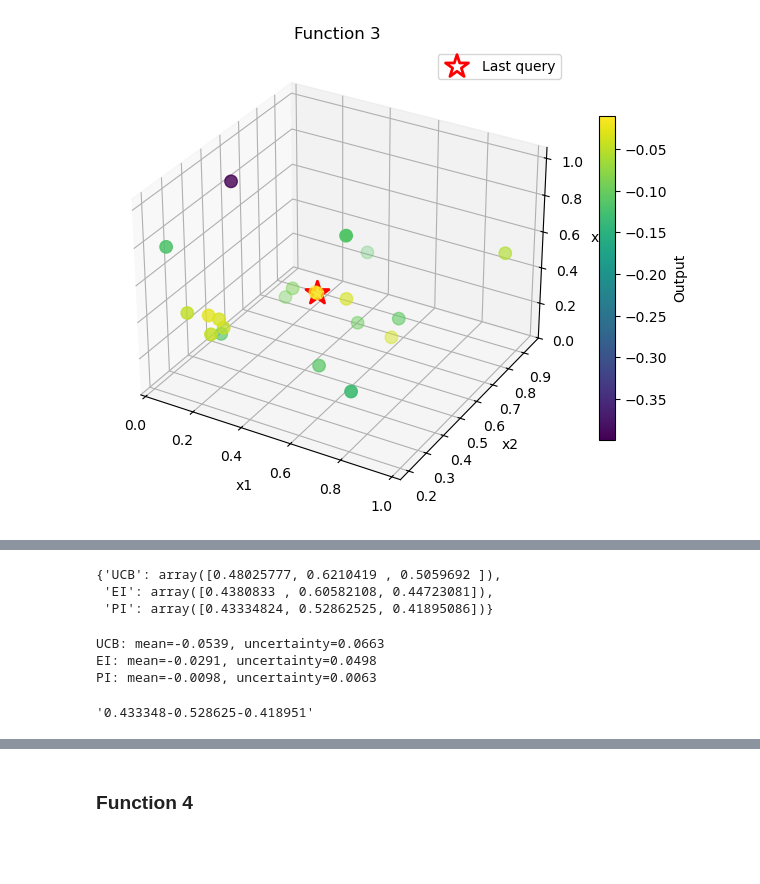
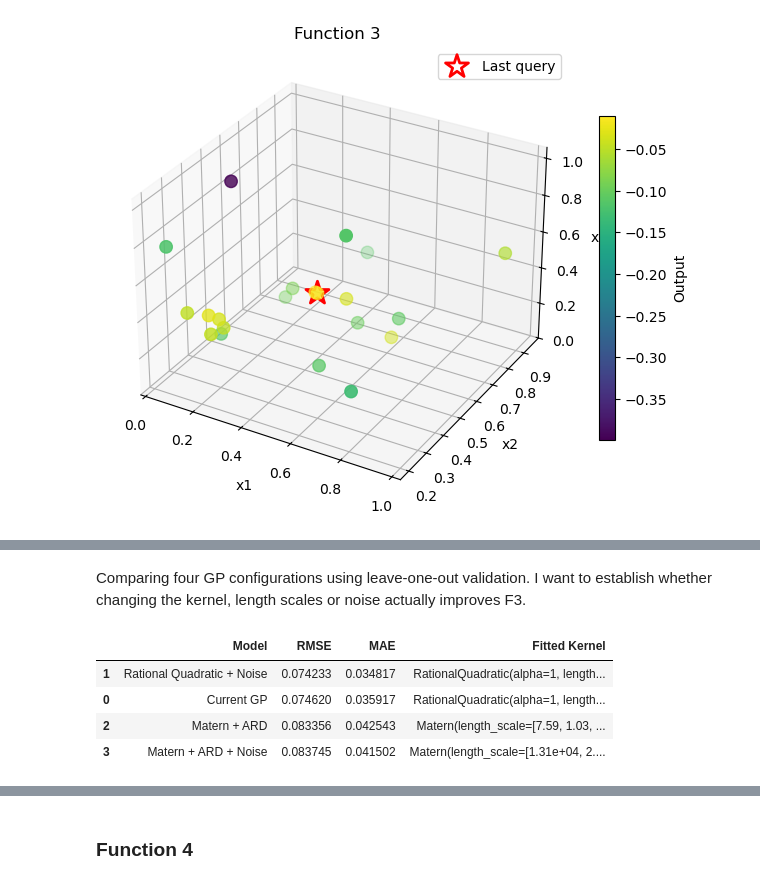
Before and after one commit to mkamar17/bbocapstone, a Jupyter notebook: project/stage-two/round_7/round_7_analysis.ipynb, the cells around one changed output, grey strips where cells are left out. Cells and saved outputs as stored; diff of their text form; code cells hidden in the pictures; blank space fills up the shorter version.

```diff
--- a/project/stage-two/round_7/round_7_analysis.ipynb
+++ b/project/stage-two/round_7/round_7_analysis.ipynb
@@ -171,30 +149,2 @@ gp_f3 = fit_gp(3, functions, kernel_f3)
-# %%
-np.random.seed(42)
-
-X_candidates = np.random.uniform(
-    0, 1,
-    size=(100000, 3)
-)
-
-suggestions_f3 = acquisitions(
-    gp_f3,
-    X_candidates,
-    best_y=functions[3]["y"].max()
-)
-
-suggestions_f3
-# %% [output]
-{'UCB': array([0.48025777, 0.6210419 , 0.5059692 ]),
- 'EI': array([0.4380833 , 0.60582108, 0.44723081]),
- 'PI': array([0.43334824, 0.52862525, 0.41895086])}
-# %%
-check_uncertainty(gp_f3, suggestions_f3)
-# %% [output]
-UCB: mean=-0.0539, uncertainty=0.0663
-EI: mean=-0.0291, uncertainty=0.0498
-PI: mean=-0.0098, uncertainty=0.0063
-# %%
-query_f3 = suggestions_f3["PI"]
-format_query(query_f3)
-# %% [output]
-'0.433348-0.528625-0.418951'
+# %% [markdown]
+Comparing four GP configurations using leave-one-out validation. I want to establish whether changing the kernel, length scales or noise actually improves F3.
@@ -200,0 +192,31 @@ format_query(query_f3)
+# %%
+results = []
+
+for name, model in models.items():
+
+    predictions = cross_val_predict(
+        model, X, y,
+        cv=LeaveOneOut()
+    )
+
+    rmse = np.sqrt(mean_squared_error(y, predictions))
+    mae = np.mean(np.abs(y - predictions))
+
+    model.fit(X, y)
+
+    results.append({
+        "Model": name,
+        "RMSE": rmse,
+        "MAE": mae,
+        "Fitted Kernel": str(model.kernel_)
+    })
+
+results_df = pd.DataFrame(results).sort_values("RMSE")
+
+display(results_df)
+# %% [output]
+|  | Model | RMSE | MAE | Fitted Kernel |
+| 1 | Rational Quadratic + Noise | 0.074233 | 0.034817 | RationalQuadratic(alpha=1, length... |
+| 0 | Current GP | 0.074620 | 0.035917 | RationalQuadratic(alpha=1, length... |
+| 2 | Matern + ARD | 0.083356 | 0.042543 | Matern(length_scale=[7.59, 1.03, ... |
+| 3 | Matern + ARD + Noise | 0.083745 | 0.041502 | Matern(length_scale=[1.31e+04, 2.... |
```
Also changed, not shown: parts of 49 cells of this notebook, 1 other file.
